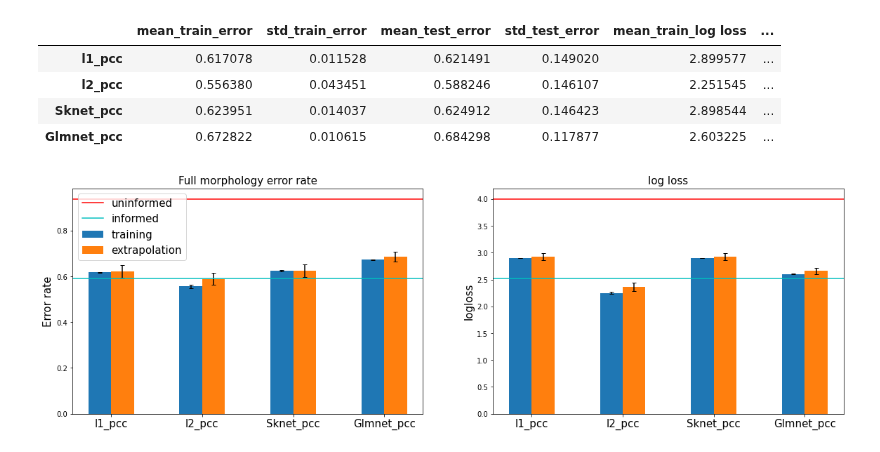
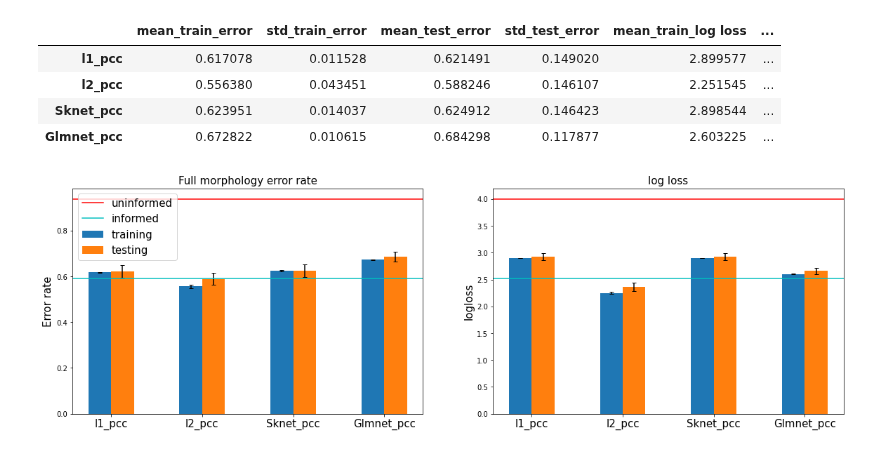
Before and after one commit to marioboley/PISA_ML, a Jupyter notebook: Linear model comparison.ipynb, the cells around one changed output. Cells and saved outputs as stored; diff of their text form; code cells hidden in the pictures.

```diff
--- a/Linear model comparison.ipynb
+++ b/Linear model comparison.ipynb
@@ -27,7 +31,7 @@ lr_sklearn_l2 = ProbabilisticClassifierChain(lr_sklearn_l2)
 
 # elasticnet
 lr_sklearn_net = ProbabilisticClassifierChain(lr_sklearn_net)
-glm_net = ProbabilisticClassifierChain(GlmWrapper(max_iter=2*MAX_ITER, L1_wt=0.5, alpha=0.8))
+glm_net = ProbabilisticClassifierChain(GlmWrapper(max_iter=2*MAX_ITER, L1_wt=0.5, alpha=8))
 
 full_estimators = [lr_sklearn_l1, lr_sklearn_l2, lr_sklearn_net, glm_net]
 full_names = ['l1_pcc', 'l2_pcc', 'Sknet_pcc', 'Glmnet_pcc']
@@ -88,7 +92,7 @@ ind = np.arange(len(df))
 
 ax1.bar(ind-width/2, df[f'mean_train_error'], width=width, label='training',
         yerr=df[f'std_train_error']/30**0.5, capsize=3.0)
-ax1.bar(ind+width/2, df[f'mean_test_error'], width=width, label='extrapolation',
+ax1.bar(ind+width/2, df[f'mean_test_error'], width=width, label='testing',
         yerr=df[f'std_test_error']/30**0.5, capsize=3.0)
 
 ax1.set_title('Full morphology error rate', fontsize=fontsize)
@@ -107,31 +111,31 @@ for i in range(len(inter_error_base)):
     ax1.axhline(y=inter_error_base[i], color=colors[i], linestyle='-', label=inter_error_name[i])
 
 ax1.legend(fontsize=fontsize)
 
 ax2.bar(ind-width/2, df[f'mean_train_log loss'], width=width, label='training',
         yerr=df[f'std_train_log loss']/30**0.5, capsize=3.0)
 ax2.bar(ind+width/2, df[f'mean_test_log loss'], width=width, label='interpolation',
         yerr=df[f'std_test_log loss']/30**0.5, capsize=3.0)
 
 # add baseline
 uniq, cnt = np.unique(data.y.values, axis=0, return_counts=True)
 prob = cnt/sum(cnt)
 unreal_inter_full_info_loss = 0
 for each in cnt:
     unreal_inter_full_info_loss += -each * math.log2(each/sum(cnt))
 unreal_inter_full_info_loss = unreal_inter_full_info_loss/sum(cnt)
 inter_full_uninfo_loss=-math.log2(0.5**4)
 full_loss_base = [inter_full_uninfo_loss, unreal_inter_full_info_loss]
 full_loss_name = ['uninformed', 'informed']
 for i in range(len(full_loss_base)):
     ax2.axhline(y=full_loss_base[i], color=colors[i], linestyle='-', label=full_loss_name[i])
 
 ax2.set_title('log loss', fontsize=fontsize)
 ax2.set_xticks(ind)
 ax2.set_xticklabels(df.index, fontsize=fontsize)
 ax2.set_ylabel('logloss', fontsize=fontsize)
 
 plt.savefig('overall_performance.pdf', bbox_inches='tight', pad_inches=0)
 plt.show()
 # %% [output]
-[figure, old version]
+[figure, new version]
```
Also changed, not shown: parts of 2 cells of this notebook.
